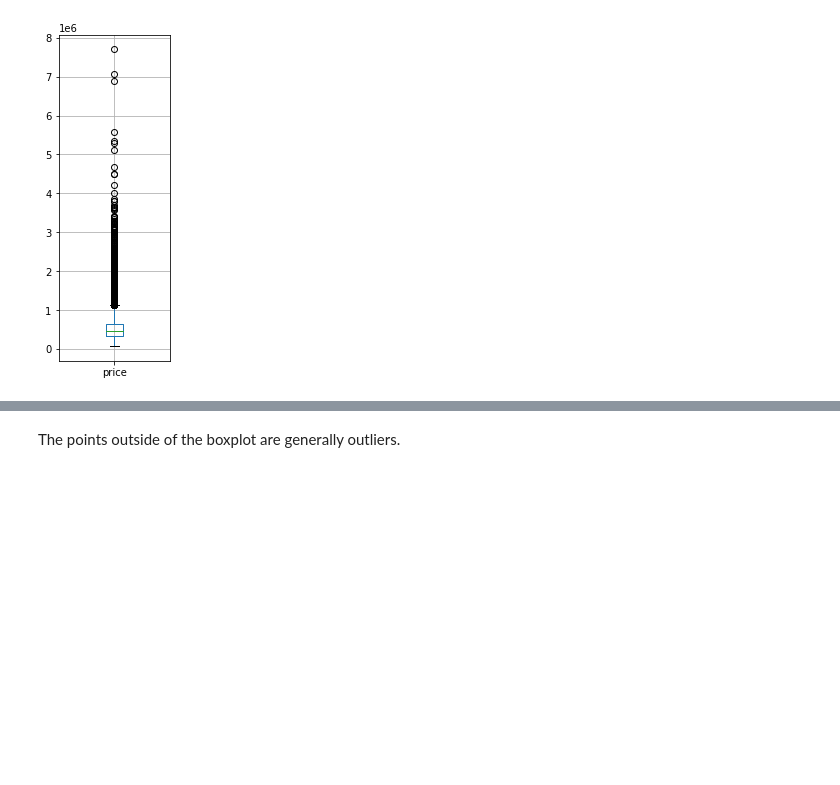
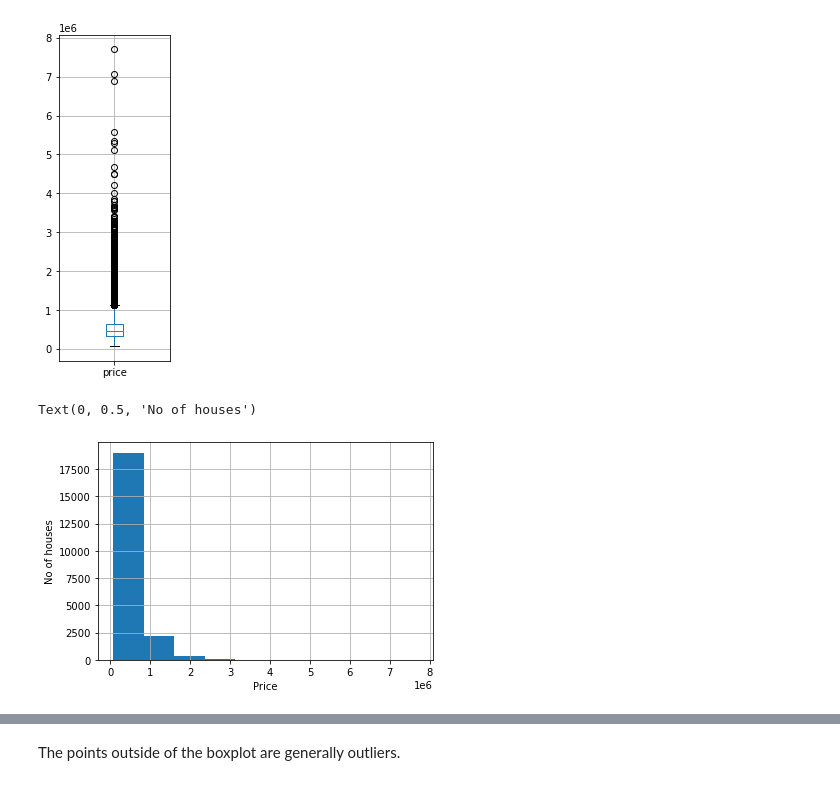
Before and after one commit to kawaremu/CodeLabsAcademy, a Jupyter notebook: Unit 2/Project 2/Data Analytics Project.ipynb, the cells around one changed output, grey strips where cells are left out. Saved outputs shown, nothing was run; the diff lists cells and outputs as text; code cells hidden in the pictures; blank space fills up the shorter version.

```diff
--- a/Unit 2/Project 2/Data Analytics Project.ipynb
+++ b/Unit 2/Project 2/Data Analytics Project.ipynb
@@ -298,3 +298,10 @@ df_housing.boxplot(column='price',figsize=(2,6))
 # %% [output]
 <AxesSubplot:>
 [figure]
+# %%
+figure=df_housing['price'].hist(bins=10)
+figure.set_xlabel('Price')
+figure.set_ylabel('No of houses')
+# %% [output]
+Text(0, 0.5, 'No of houses')
+[figure, added]
```
Also changed, not shown: parts of 22 cells of this notebook, 2 other files.
